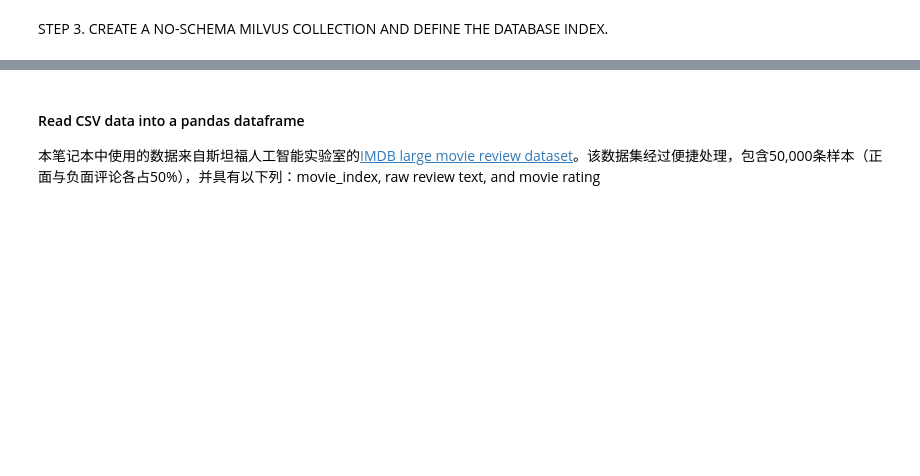
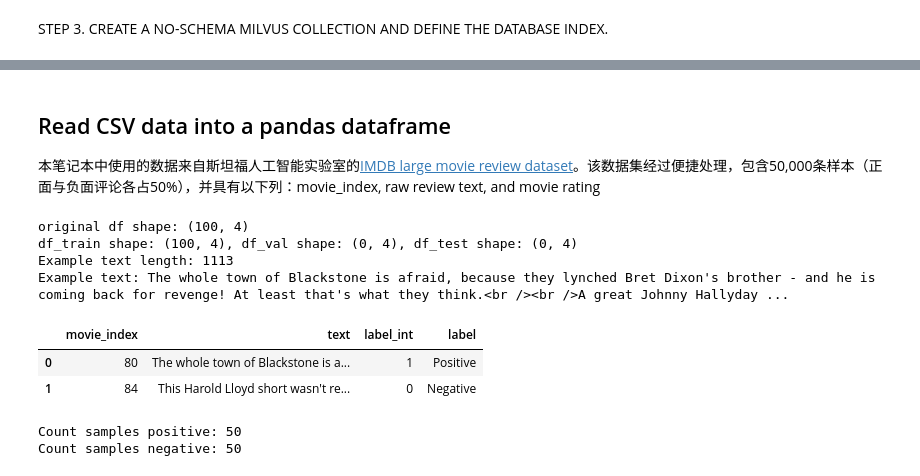
Before and after one commit to menpry/Milvue-learning, a Jupyter notebook: Retrieval/imdb_milvus_client.ipynb, the cells around one changed output, grey strips where cells are left out. Drawn from its saved outputs; the diff is of its cells as text; code cells hidden in the pictures; blank space fills up the shorter version.

```diff
--- a/Retrieval/imdb_milvus_client.ipynb
+++ b/Retrieval/imdb_milvus_client.ipynb
@@ -195,7 +195,7 @@ Embedding length: 1024
 Created collection: movies
 {'collection_name': 'movies', 'auto_id': True, 'num_shards': 1, 'description': '', 'fields': [{'field_id': 0, 'name': 'id', 'description': '', 'type': <DataType.INT64: 5>, 'params': {}, 'auto_id': Tru ...
 # %% [markdown]
-#### Read CSV data into a pandas dataframe
+## Read CSV data into a pandas dataframe
 
 本笔记本中使用的数据来自斯坦福人工智能实验室的[IMDB large movie review dataset](https://ai.stanford.edu/~amaas/data/sentiment/)。该数据集经过便捷处理，包含50,000条样本（正面与负面评论各占50%），并具有以下列：movie_index, raw review text, and movie rating
 # %%
@@ -216,18 +216,43 @@ Created collection: movies
 # %%
 # Read locally stored data
 filepath="data/movie_data.csv"
 
 df=pd.read_csv(f"{filepath}")
 
 # Drop duplicateds
 df.drop_duplicates(keep='first',inplace=True)
 
 # Change label column names
 df.columns=['text','label_int']
 
 # Map numbers to text 'Positive' and 'Negative' for sentiment labels
 df["label"]=df["label_int"].apply(_utils.sentiment_score_to_name)
 
 # Split data into train/val/test
 columns=['movie_index','text','label_int','label']
 df,df_train,df_val,df_test=_utils.partition_dataset(df,columns,smoke_test=False)
+print(f"original df shape: {df.shape}")
+print(f"df_train shape: {df_train.shape}, df_val shape: {df_val.shape}, df_test shape: {df_test.shape}")
+assert df_train.shape[0]+df_val.shape[0]+df_test.shape[0]==df.shape[0]
+
+# Inspect data
+print(f"Example text length: {len(df.text[0])}")
+print(f"Example text: {df.text[0]}")
+display(df.head(2))
+# %% [output]
+original df shape: (100, 4)
+df_train shape: (100, 4), df_val shape: (0, 4), df_test shape: (0, 4)
+Example text length: 1113
+Example text: The whole town of Blackstone is afraid, because they lynched Bret Dixon's brother - and he is coming back for revenge! At least that's what they think.<br /><br />A great Johnny Hallyday ...
+|  | movie_index | text | label_int | label |
+| 0 | 80 | The whole town of Blackstone is a... | 1 | Positive |
+| 1 | 84 | This Harold Lloyd short wasn't re... | 0 | Negative |
+# %%
+# 检查每个类别的训练样本数量是否大致相等
+class1=df_train.loc[(df_train.label=="Positive"),:].copy() # ':'保留这张表里的所有列
+class2=df_train.loc[(df_train.label=="Negative"),:].copy()
+print(f"Count samples positive: {class1.shape[0]}")
+print(f"Count samples negative: {class2.shape[0]}")
+# %% [output]
+Count samples positive: 50
+Count samples negative: 50
```
Also changed, not shown: parts of 28 cells of this notebook.
